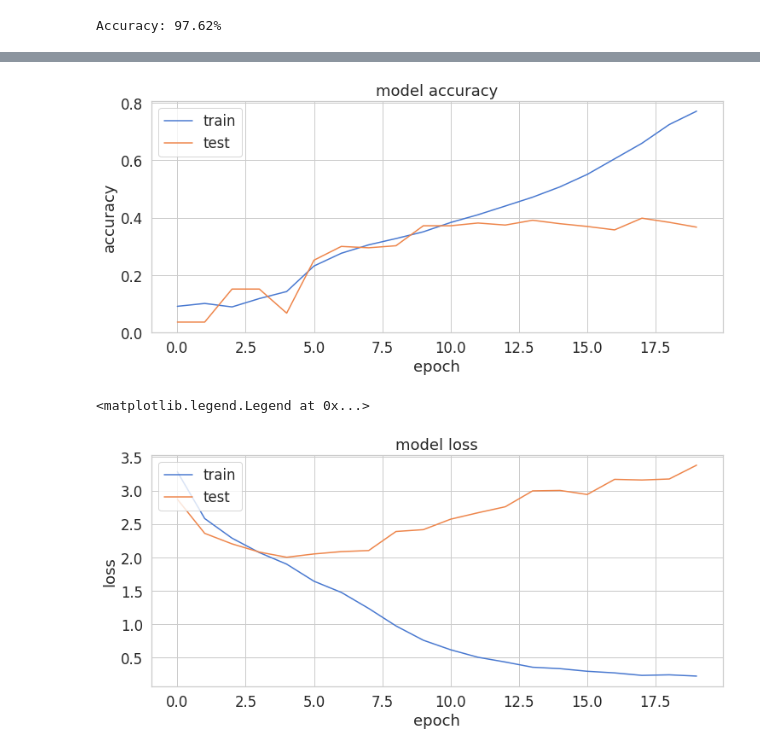
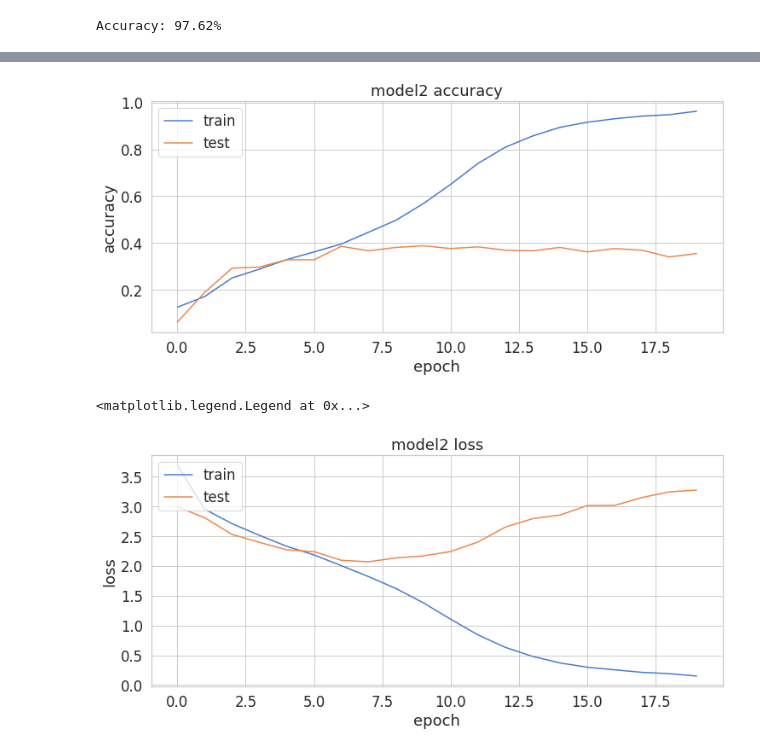
Before and after one commit to ssubbu07/project-repository-next_word_prediction, a Jupyter notebook: NextWordPrediction.ipynb, the cells around one changed output, grey strips where cells are left out. Cells and saved outputs as stored; diff of their text form; code cells hidden in the pictures.

Commit message:
Updated the model changes
Updated the model changes

```diff
--- a/NextWordPrediction.ipynb
+++ b/NextWordPrediction.ipynb
@@ -206,19 +215,19 @@ Accuracy: 82.03%
 # %%
 plt.plot(history['accuracy'])
 plt.plot(history['val_accuracy'])
-plt.title('model accuracy')
+plt.title('model2 accuracy')
 plt.ylabel('accuracy')
 plt.xlabel('epoch')
 plt.legend(['train', 'test'], loc='upper left');
 # %% [output]
-[figure, old version]
+[figure, new version]
 # %%
 plt.plot(history['loss'])
 plt.plot(history['val_loss'])
-plt.title('model loss')
+plt.title('model2 loss')
 plt.ylabel('loss')
 plt.xlabel('epoch')
 plt.legend(['train', 'test'], loc='upper left')
 # %% [output]
 <matplotlib.legend.Legend at 0x...>
-[figure, old version]
+[figure, new version]
```
Also changed, not shown: parts of 11 cells of this notebook, 1 other file.
